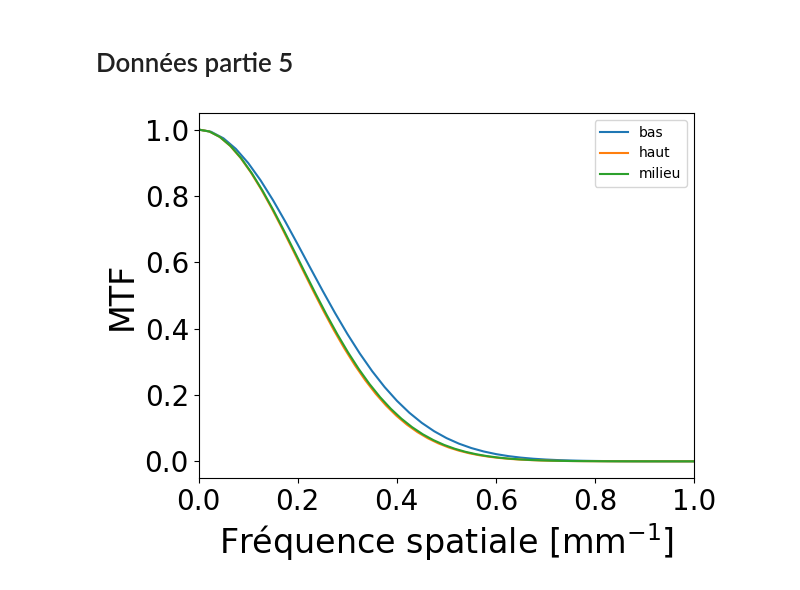
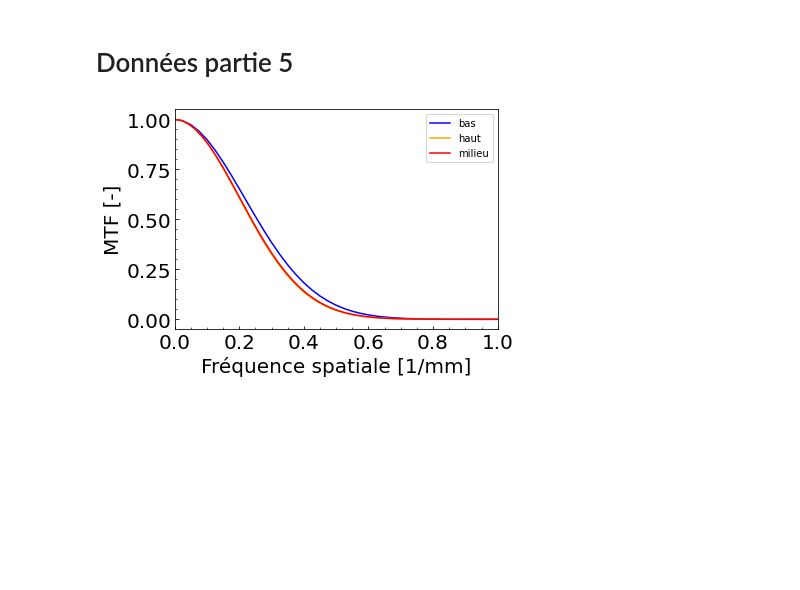
Before and after one commit to felixantoine1/labV_projet, a Jupyter notebook: analyse_partie5.ipynb, the cells around one changed output. Drawn from its saved outputs; the diff is of its cells as text; code cells hidden in the pictures; blank space fills up the shorter version.

```diff
--- a/analyse_partie5.ipynb
+++ b/analyse_partie5.ipynb
@@ -217,21 +217,23 @@ def analyze_edge(file, imagevoxelsize, linelength=None):
 # %%
 (freq_bas, mtf_bas) = analyze_edge('partie 5/2d_320_025_bas.csv', 0.25)
 (freq_haut, mtf_haut) = analyze_edge('partie 5/2d_320_025_haut.csv', 0.25)
 (freq_milieu, mtf_milieu) = analyze_edge('partie 5/2d_320_025_milieu.csv', 0.25)
 
 plt.figure()
-plt.plot(freq_bas, mtf_bas, label='bas')
-plt.plot(freq_haut, mtf_haut, label='haut')
-plt.plot(freq_milieu, mtf_milieu, label='milieu')
+plt.plot(freq_bas, mtf_bas, color="blue",label='bas')
+plt.plot(freq_haut, mtf_haut, color="orange", label='haut')
+plt.plot(freq_milieu, mtf_milieu, color="red", label='milieu')
 plt.xlim(0, 1.0)
-plt.xlabel("Fréquence spatiale [mm$^{-1}$]", fontsize=24)
-plt.ylabel("MTF", fontsize=24)
-plt.tick_params(labelsize=20)
+plt.ylabel("MTF [-]", fontsize=20)
+plt.xlabel("Fréquence spatiale [1/mm]", fontsize=20)
+plt.legend(frameon=False)
+plt.tick_params(axis='both', which='both', direction='in', labelsize=20)
+plt.minorticks_on()
 plt.tight_layout()
 plt.legend()
 plt.show()
 # %% [output]
-[figure, old version]
+[figure, new version]
 # %%
 (freq_40, mtf_40) = analyze_edge('partie 5/3d_040_025_milieu.csv', 0.25)
 (freq_160, mtf_160) = analyze_edge('partie 5/3d_160_025_milieu.csv', 0.25)
```
Also changed, not shown: parts of 3 cells of this notebook, 2 other files.
